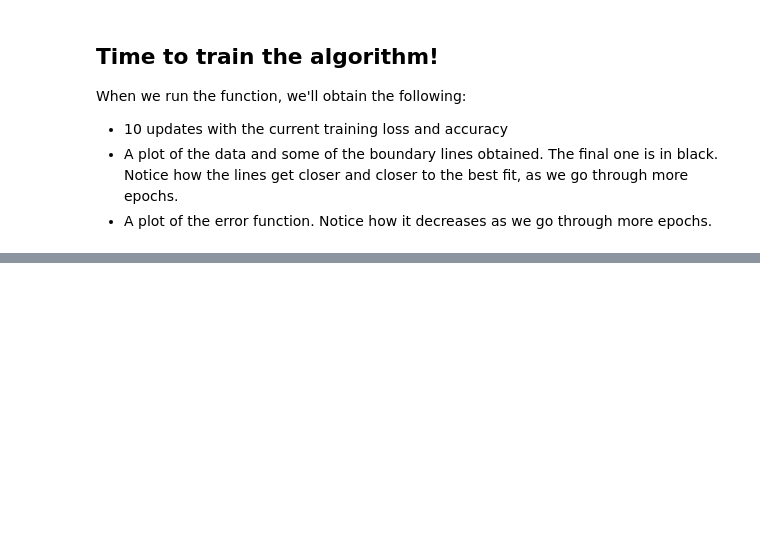
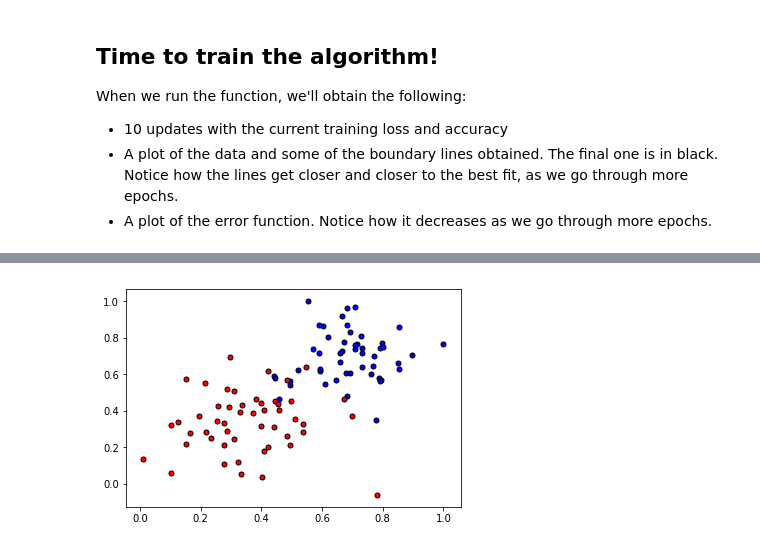
Before and after one commit to syedrafayhashmi/Introduction-to-Deep-Learning-with-PyTorch, a Jupyter notebook: Lesson 3 intro to Neural Networks/Gradient Descent.ipynb, the cells around one changed output, grey strips where cells are left out. Cells and saved outputs as stored; diff of their text form; code cells hidden in the pictures; blank space fills up the shorter version.

```diff
--- a/Lesson 3 intro to Neural Networks/Gradient Descent.ipynb
+++ b/Lesson 3 intro to Neural Networks/Gradient Descent.ipynb
@@ -140,0 +159,8 @@ NameError: name 'X' is not defined
+# %%
+data = pd.read_csv('data.csv', header=None)
+X = np.array(data[[0,1]])
+y = np.array(data[2])
+plot_points(X,y)
+plt.show()
+# %% [output]
+[figure, added]
```
Also changed, not shown: parts of 2 cells of this notebook.
